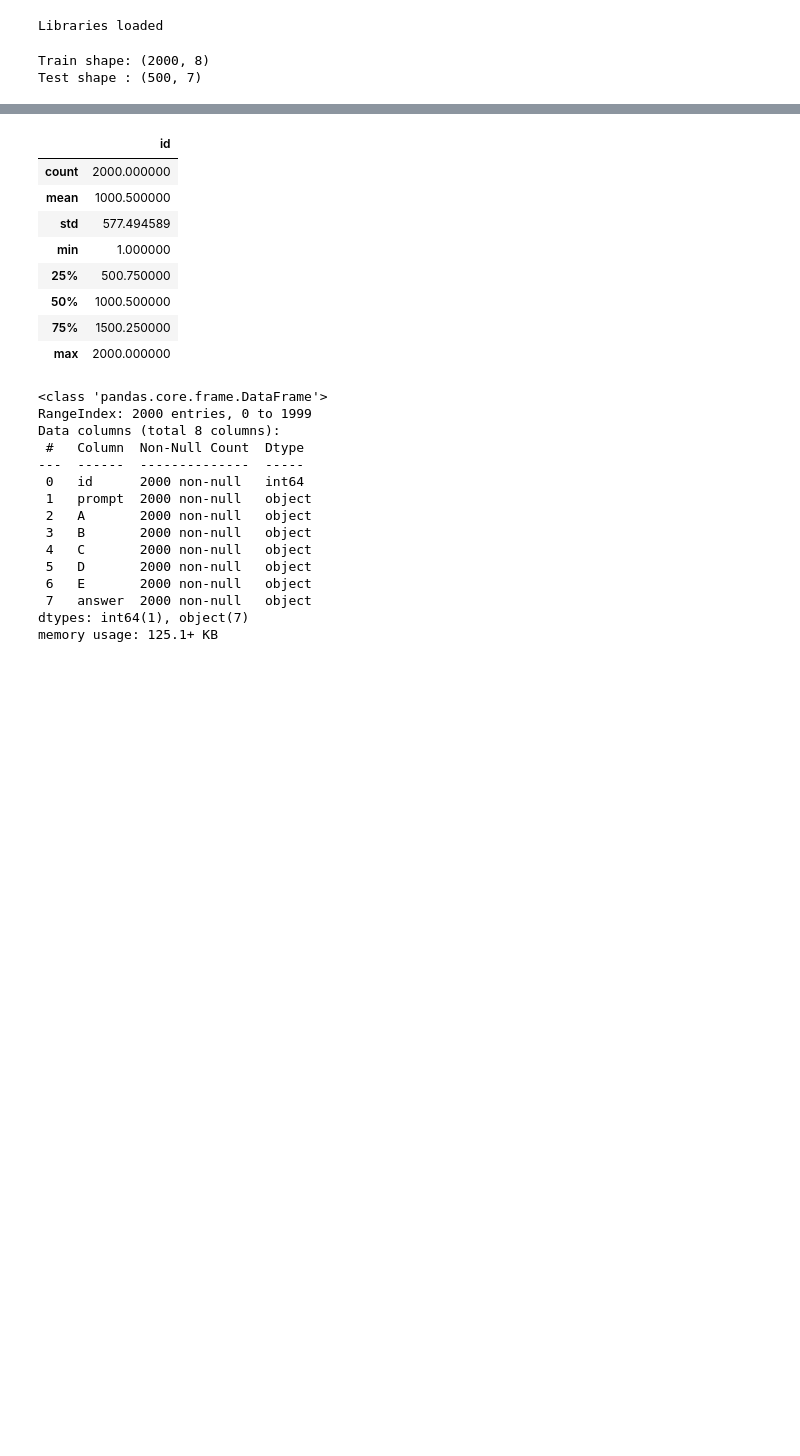
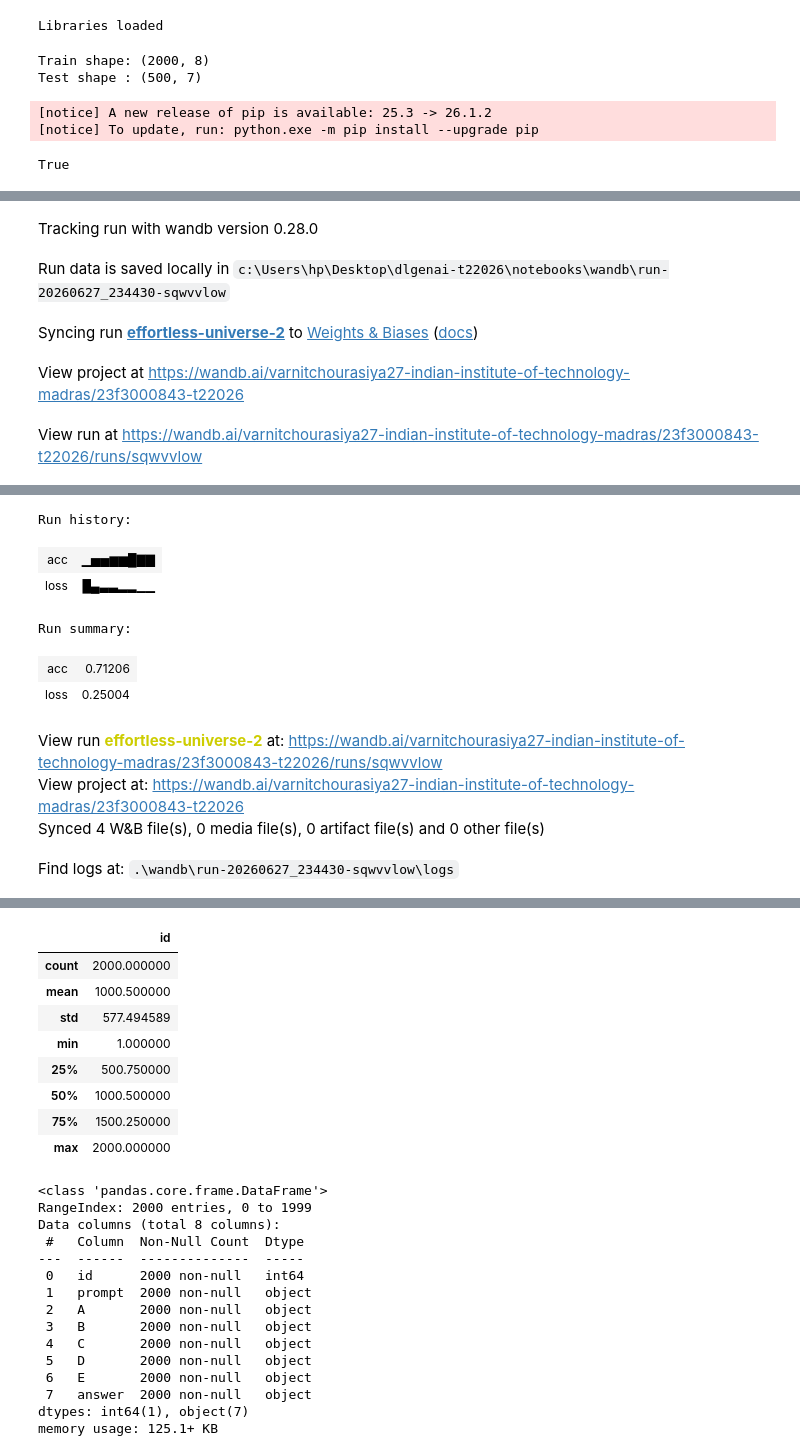
Before and after one commit to varnit27/dlgenai-t22026, a Jupyter notebook: notebooks/DL-23f3000843-notebook-t22026.ipynb, the cells around one changed output, grey strips where cells are left out. Cells and saved outputs as stored; diff of their text form; code cells hidden in the pictures; blank space fills up the shorter version.

```diff
--- a/notebooks/DL-23f3000843-notebook-t22026.ipynb
+++ b/notebooks/DL-23f3000843-notebook-t22026.ipynb
@@ -51,3 +51,44 @@ print("Test shape :", test.shape)
 # %% [output]
 Train shape: (2000, 8)
 Test shape : (500, 7)
+# %%
+!pip install wandb -q
+import wandb
+wandb.login()
+# %% [output]
+[notice] A new release of pip is available: 25.3 -> 26.1.2
+[notice] To update, run: python.exe -m pip install --upgrade pip
+True
+# %%
+import random
+
+import wandb
+
+# Start a new wandb run to track this script.
+run = wandb.init(
+    # Set the wandb entity where your project will be logged (generally your team name).
+    entity="varnitchourasiya27-indian-institute-of-technology-madras",
+    # Set the wandb project where this run will be logged.
+    project="23f3000843-t22026",
+    # Track hyperparameters and run metadata.
+    config={
+        "learning_rate": 0.02,
+        "architecture": "CNN",
+        "dataset": "CIFAR-100",
+        "epochs": 10,
+    },
+)
+
+# Simulate training.
+epochs = 10
+offset = random.random() / 5
+for epoch in range(2, epochs):
+    acc = 1 - 2**-epoch - random.random() / epoch - offset
+    loss = 2**-epoch + random.random() / epoch + offset
+
+    # Log metrics to wandb.
+    run.log({"acc": acc, "loss": loss})
+
+# Finish the run and upload any remaining data.
+run.finish()
+# %% [output]
@@ -53,0 +96,5 @@ Test shape : (500, 7)
+Tracking run with wandb version 0.28.0
+Run data is saved locally in c:\Users\hp\Desktop\dlgenai-t22026\notebooks\wandb\run-20260627_234430-sqwvvlow
+Syncing run effortless-universe-2 to Weights & Biases (docs)
+View project at https://wandb.ai/varnitchourasiya27-indian-institute-of-technology-madras/23f3000843-t22026
+View run at https://wandb.ai/varnitchourasiya27-indian-institute-of-technology-madras/23f3000843-t22026/runs/sqwvvlow
@@ -54,3 +102,13 @@ Test shape : (500, 7)
+Run history:
+| acc | ▁▅▅▆▆█▇▇ |
+| loss | █▄▃▃▂▂▁▁ |
+Run summary:
+| acc | 0.71206 |
+| loss | 0.25004 |
+View run effortless-universe-2 at: https://wandb.ai/varnitchourasiya27-indian-institute-of-technology-madras/23f3000843-t22026/runs/sqwvvlow
+View project at: https://wandb.ai/varnitchourasiya27-indian-institute-of-technology-madras/23f3000843-t22026
+Synced 4 W&B file(s), 0 media file(s), 0 artifact file(s) and 0 other file(s)
+Find logs at: .\wandb\run-20260627_234430-sqwvvlow\logs
 # %%
 train.head(2)
 # %% [output]
```
Also changed, not shown: parts of 9 cells of this notebook.
